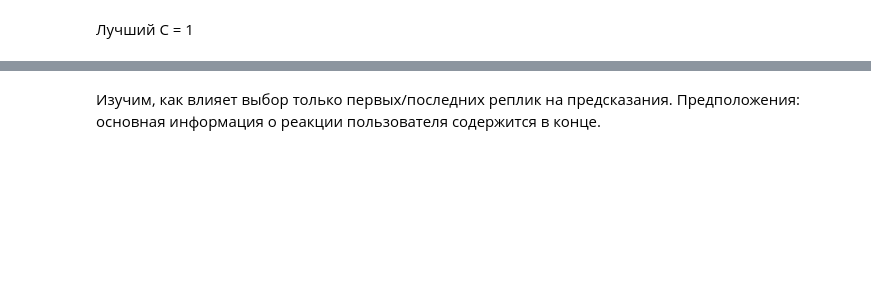
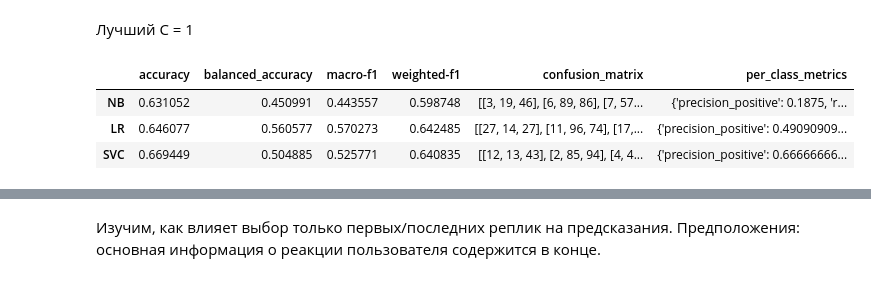
Before and after one commit to Half-Head/ML_homework, a Jupyter notebook: hw1/2_reactions.ipynb, the cells around one changed output, grey strips where cells are left out. Saved outputs shown, nothing was run; the diff lists cells and outputs as text; code cells hidden in the pictures; blank space fills up the shorter version.

```diff
--- a/hw1/2_reactions.ipynb
+++ b/hw1/2_reactions.ipynb
@@ -204,3 +204,16 @@ svc = LinearSVC(
     C=C_opt_svc,
 ).fit(X_train_tfidf, y_train)
 y_pred_svc = svc.predict(X_val_tfidf)
+# %%
+metrics_models = []
+metrics_models.append(calculate_metrics(y_val, y_pred_nb, LABELS))
+metrics_models.append(calculate_metrics(y_val, y_pred_logreg, LABELS))
+metrics_models.append(calculate_metrics(y_val, y_pred_svc, LABELS))
+
+metrics_models_df = pd.DataFrame(metrics_models, index=["NB", "LR", "SVC"])
+metrics_models_df
+# %% [output]
+|  | accuracy | balanced_accuracy | macro-f1 | weighted-f1 | confusion_matrix | per_class_metrics |
+| NB | 0.631052 | 0.450991 | 0.443557 | 0.598748 | [[3, 19, 46], [6, 89, 86], [7, 57... | {'precision_positive': 0.1875, 'r... |
+| LR | 0.646077 | 0.560577 | 0.570273 | 0.642485 | [[27, 14, 27], [11, 96, 74], [17,... | {'precision_positive': 0.49090909... |
+| SVC | 0.669449 | 0.504885 | 0.525771 | 0.640835 | [[12, 13, 43], [2, 85, 94], [4, 4... | {'precision_positive': 0.66666666... |
```
Also changed, not shown: parts of 16 cells of this notebook.
